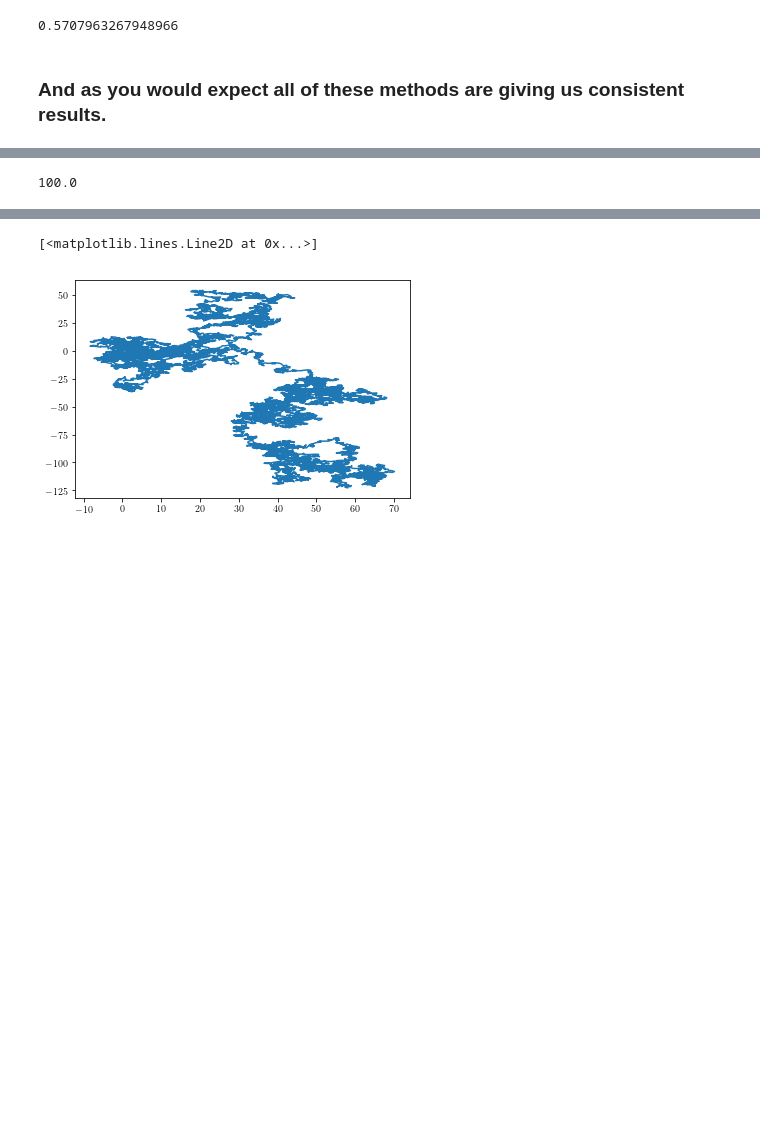
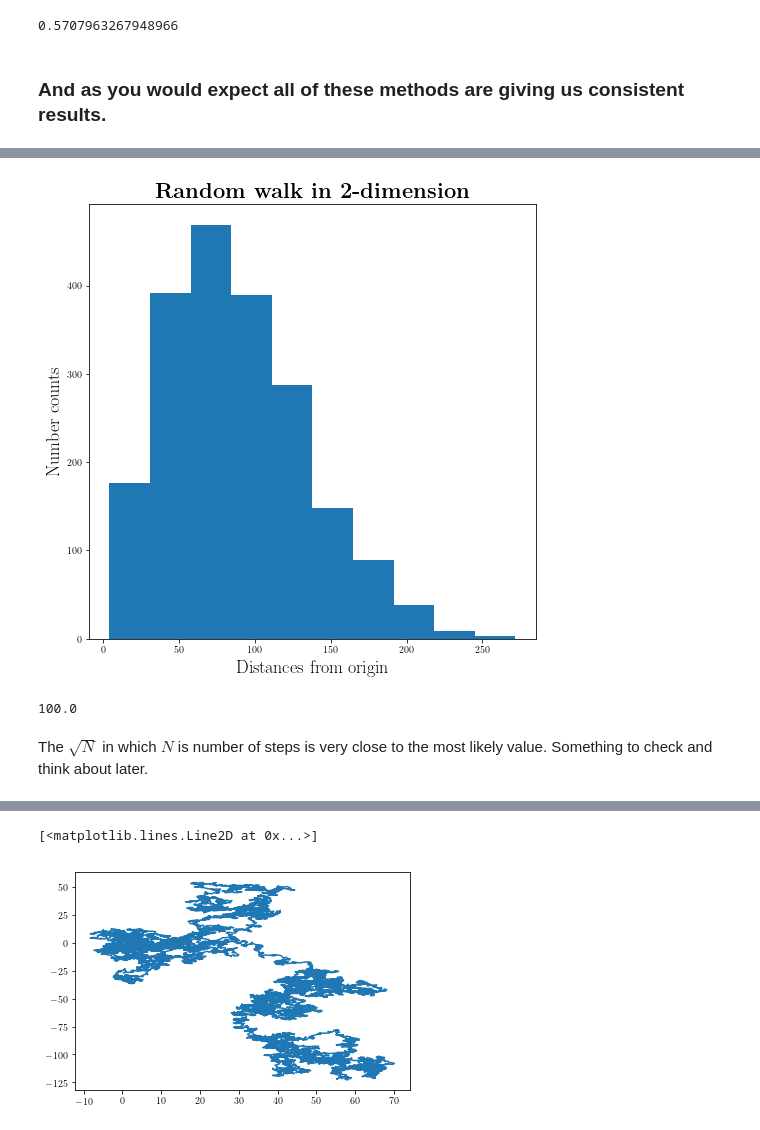
Before and after one commit to abtinshahidi/Foundation_applied_machine_learning, a Jupyter notebook: notebooks/week3/week3.ipynb, the cells around one changed output, grey strips where cells are left out. Drawn from its saved outputs; the diff is of its cells as text; code cells hidden in the pictures; blank space fills up the shorter version.

```diff
--- a/notebooks/week3/week3.ipynb
+++ b/notebooks/week3/week3.ipynb
@@ -552,7 +632,23 @@ plt.hist(distance)
+# %%
+hist_rw = plt.figure(figsize=(8,8))
+
+plt.hist(distance)
+
+plt.title(r"\textbf{Random walk in 2-dimension}", fontsize=22)
+
+plt.xlabel(r"Distances from origin", fontsize=18)
+plt.ylabel(r"Number counts", fontsize=18)
+
+
+plt.show()
+# %% [output]
+[figure, added]
 # %%
 np.sqrt(Number_of_walks_in_each_simulation)
 # %% [output]
 100.0
+# %% [markdown]
+The $\sqrt{N}$ in which $N$ is number of steps is very close to the most likely value. Something to check and think about later.
 # %%
 def Simulate_walks(number_of_steps, number_of_simulations):
     simulation={}
```
Also changed, not shown: parts of 40 cells of this notebook, 3 other files.
